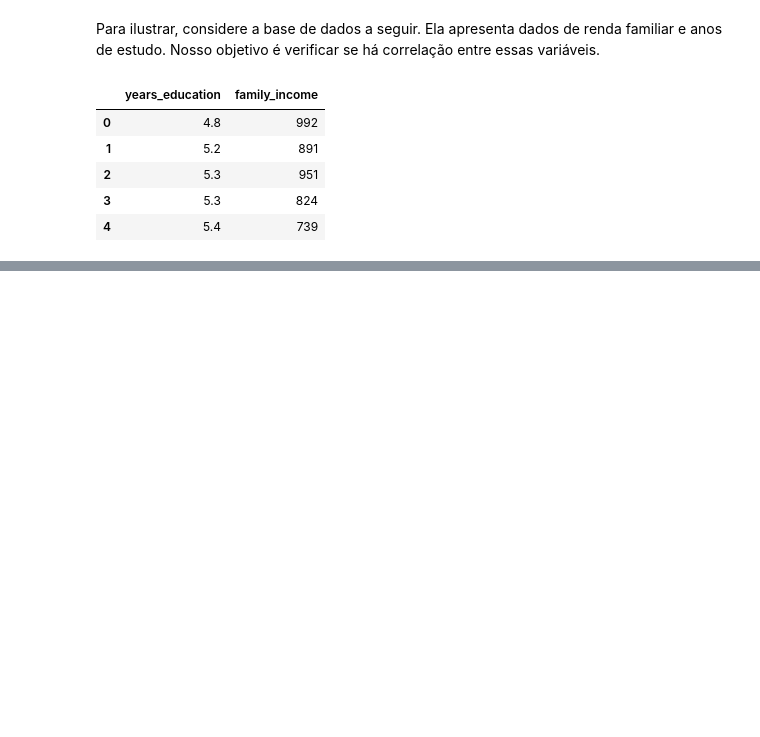
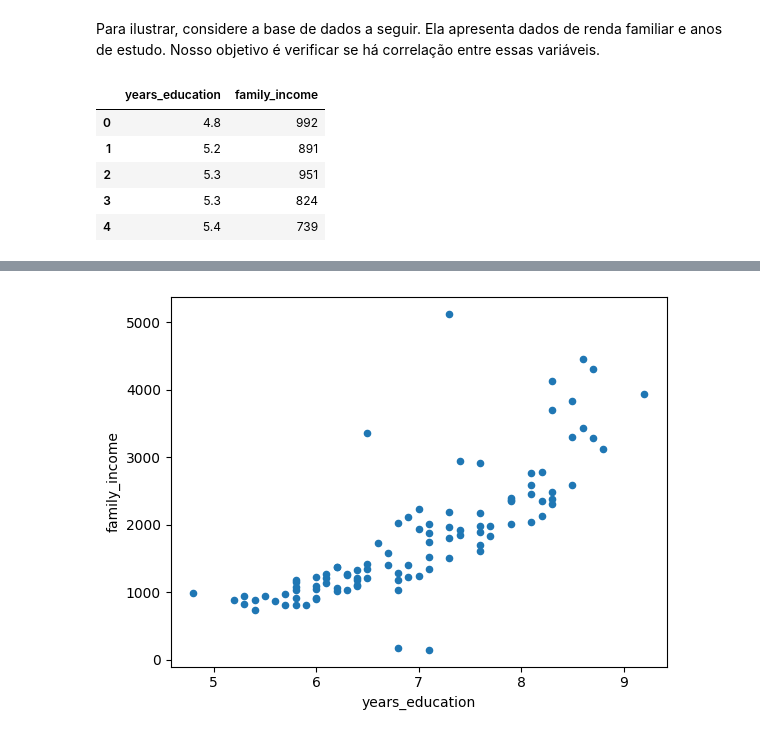
Before and after one commit to PauloViniciusR/Estatistica_dados, a Jupyter notebook: Estatistica_Descritiva/13_bivariada_quantitativa_pearson_inicio.ipynb, the cells around one changed output, grey strips where cells are left out. Cells and saved outputs as stored; diff of their text form; code cells hidden in the pictures; blank space fills up the shorter version.

```diff
--- a/Estatistica_Descritiva/13_bivariada_quantitativa_pearson_inicio.ipynb
+++ b/Estatistica_Descritiva/13_bivariada_quantitativa_pearson_inicio.ipynb
@@ -40,7 +40,7 @@ Para ilustrar, considere a base de dados a seguir. Ela apresenta dados de renda
 # %%
 import pandas as pd
 
-DADOS_RENDA_ESTUDO = "./dados/income_education.csv"
+DADOS_RENDA_ESTUDO = "../dados/income_education.csv"
 
 df_renda_estudo = pd.read_csv(DADOS_RENDA_ESTUDO)
 
@@ -54,0 +76,4 @@ df_renda_estudo.head()
+# %%
+df_renda_estudo.plot.scatter(x="years_education", y="family_income");
+# %% [output]
+[figure, added]
```
Also changed, not shown: parts of 6 cells of this notebook.
